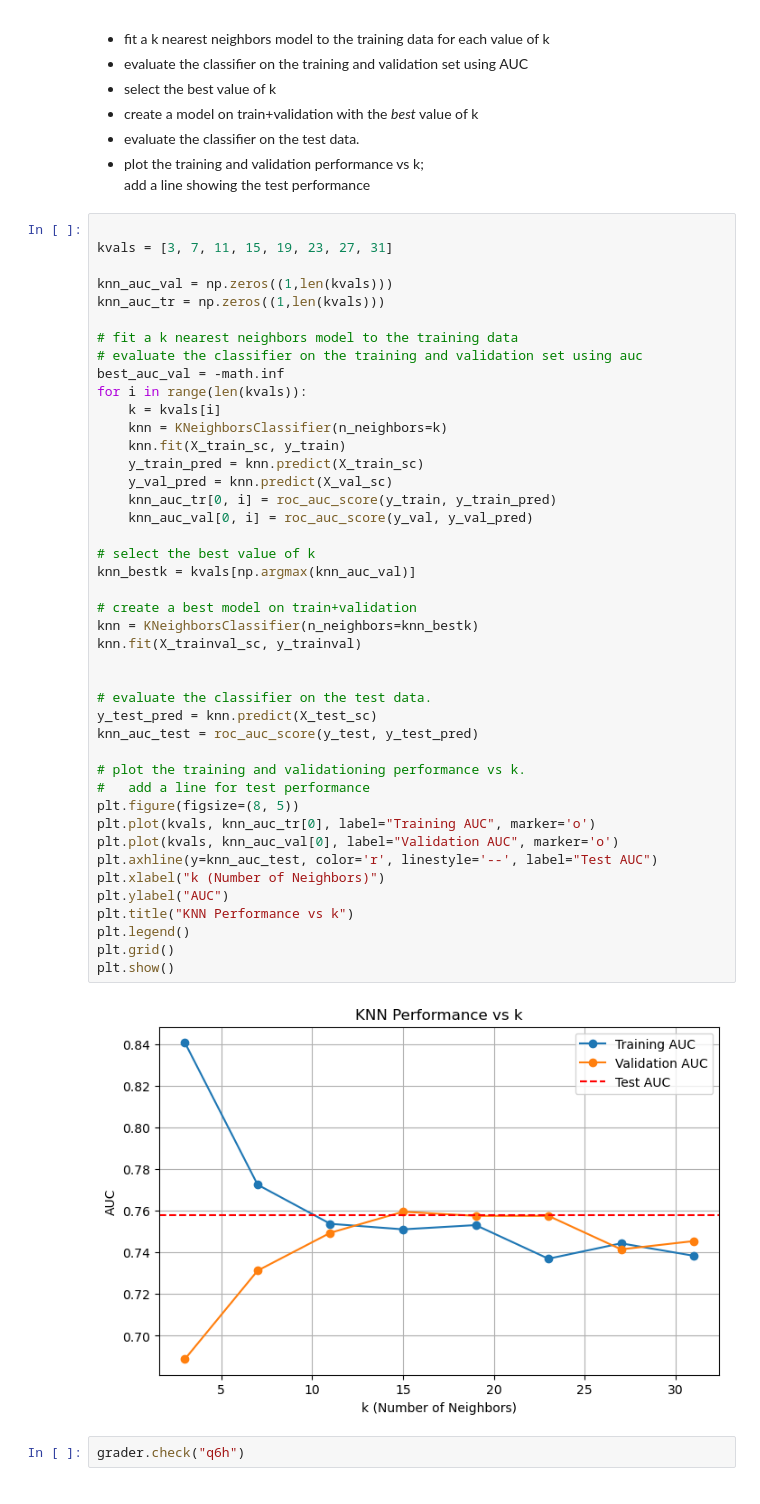
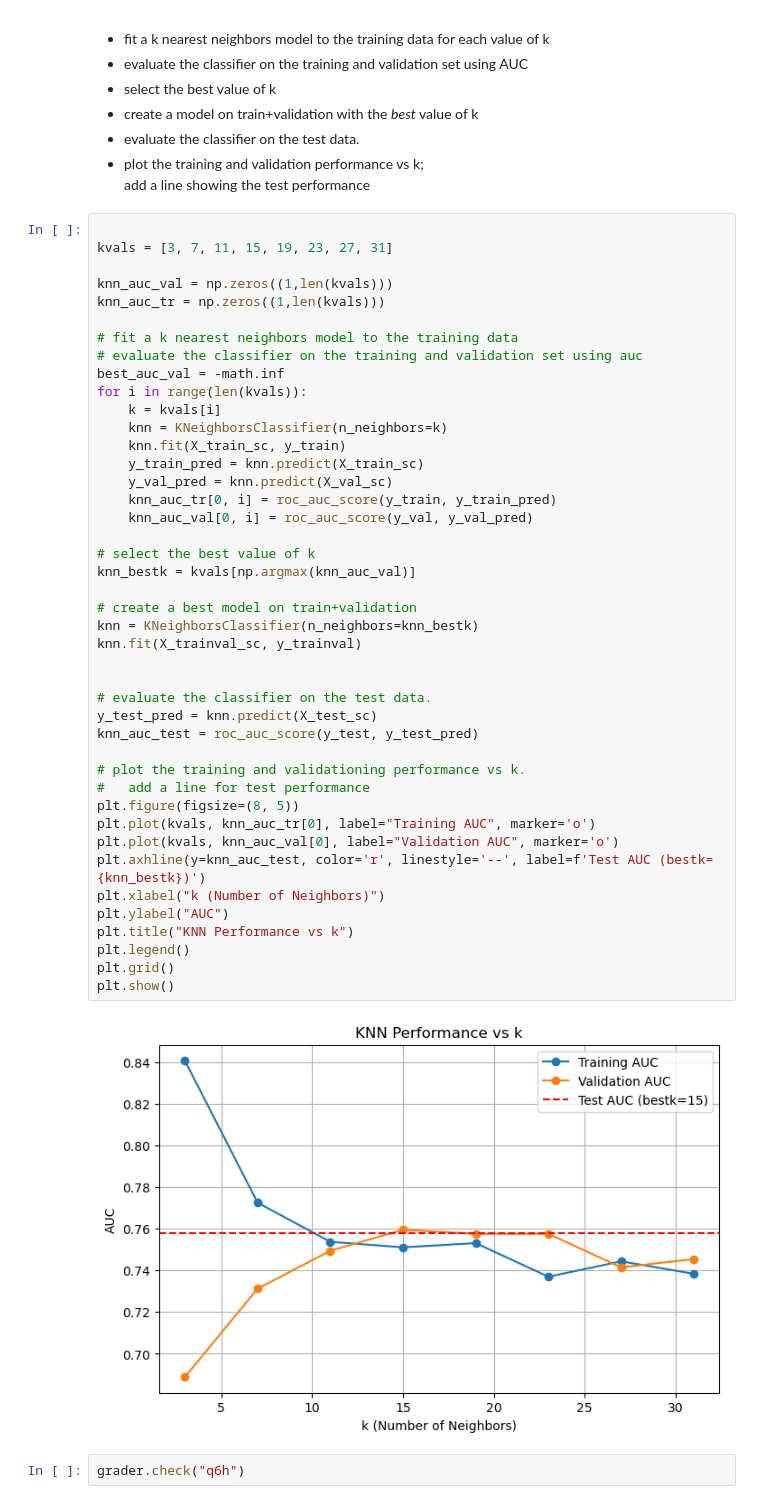
Before and after one commit to zecerman/CS4821, a Jupyter notebook: a2-4821.ipynb, the cells around one changed output. Drawn from its saved outputs; the diff is of its cells as text.

Commit message:
Show `bestk` and `max_leaf_nodes` in KNN and DT graphs respectively

```diff
--- a/a2-4821.ipynb
+++ b/a2-4821.ipynb
@@ -957,35 +957,35 @@ for i in range(len(kvals)):
     knn.fit(X_train_sc, y_train)
     y_train_pred = knn.predict(X_train_sc)
     y_val_pred = knn.predict(X_val_sc)
     knn_auc_tr[0, i] = roc_auc_score(y_train, y_train_pred)
     knn_auc_val[0, i] = roc_auc_score(y_val, y_val_pred)
 
 # select the best value of k
 knn_bestk = kvals[np.argmax(knn_auc_val)]
 
 # create a best model on train+validation
 knn = KNeighborsClassifier(n_neighbors=knn_bestk)
 knn.fit(X_trainval_sc, y_trainval)
 
 
 # evaluate the classifier on the test data.
 y_test_pred = knn.predict(X_test_sc)
 knn_auc_test = roc_auc_score(y_test, y_test_pred)
 
 # plot the training and validationing performance vs k.
 #   add a line for test performance
 plt.figure(figsize=(8, 5))
 plt.plot(kvals, knn_auc_tr[0], label="Training AUC", marker='o')
 plt.plot(kvals, knn_auc_val[0], label="Validation AUC", marker='o')
-plt.axhline(y=knn_auc_test, color='r', linestyle='--', label="Test AUC")
+plt.axhline(y=knn_auc_test, color='r', linestyle='--', label=f'Test AUC (bestk={knn_bestk})')
 plt.xlabel("k (Number of Neighbors)")
 plt.ylabel("AUC")
 plt.title("KNN Performance vs k")
 plt.legend()
 plt.grid()
 plt.show()
 # %% [output]
-[figure, old version]
+[figure, new version]
 # %%
 grader.check("q6h")
 # %% [output]
```
Also changed, not shown: parts of 1 cell of this notebook.
